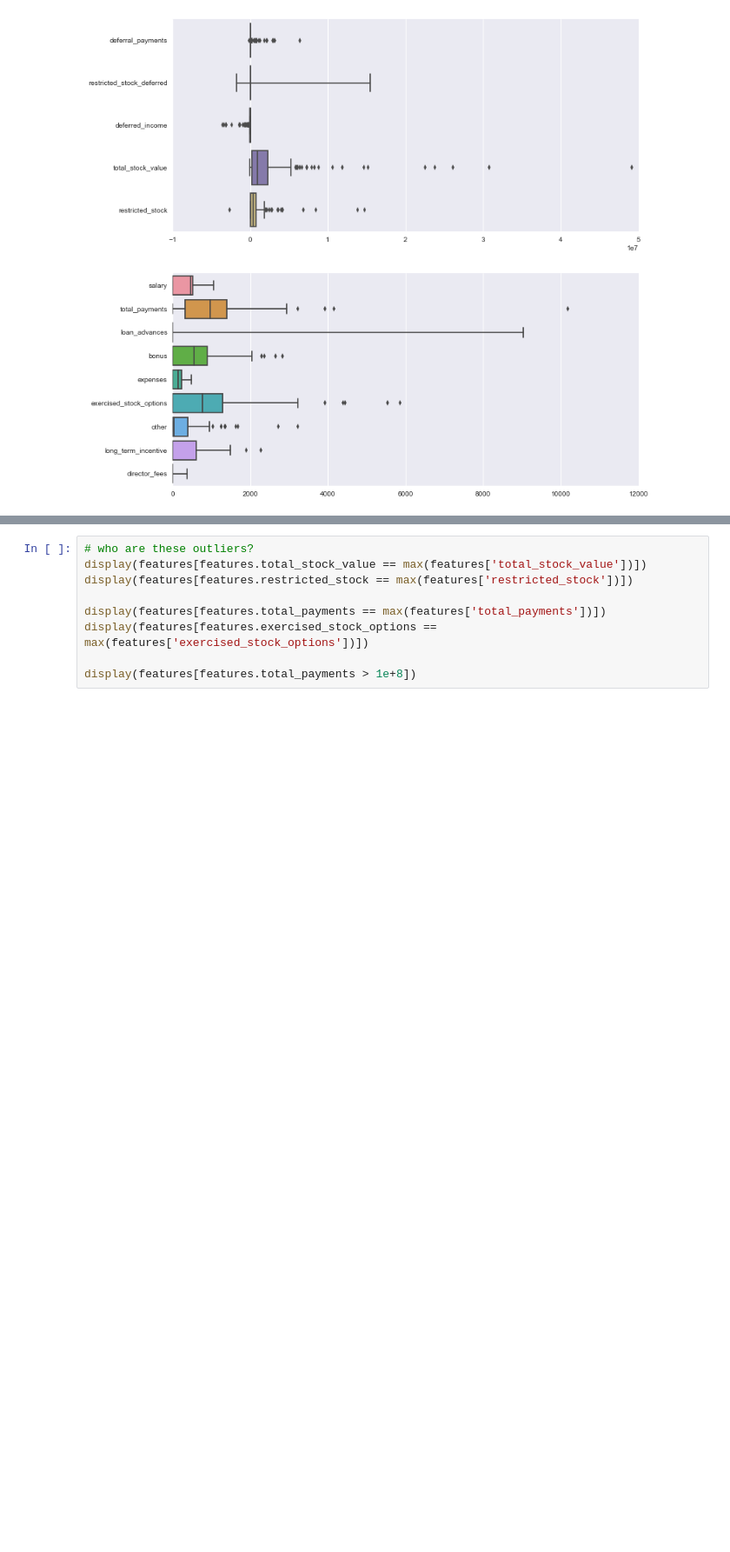
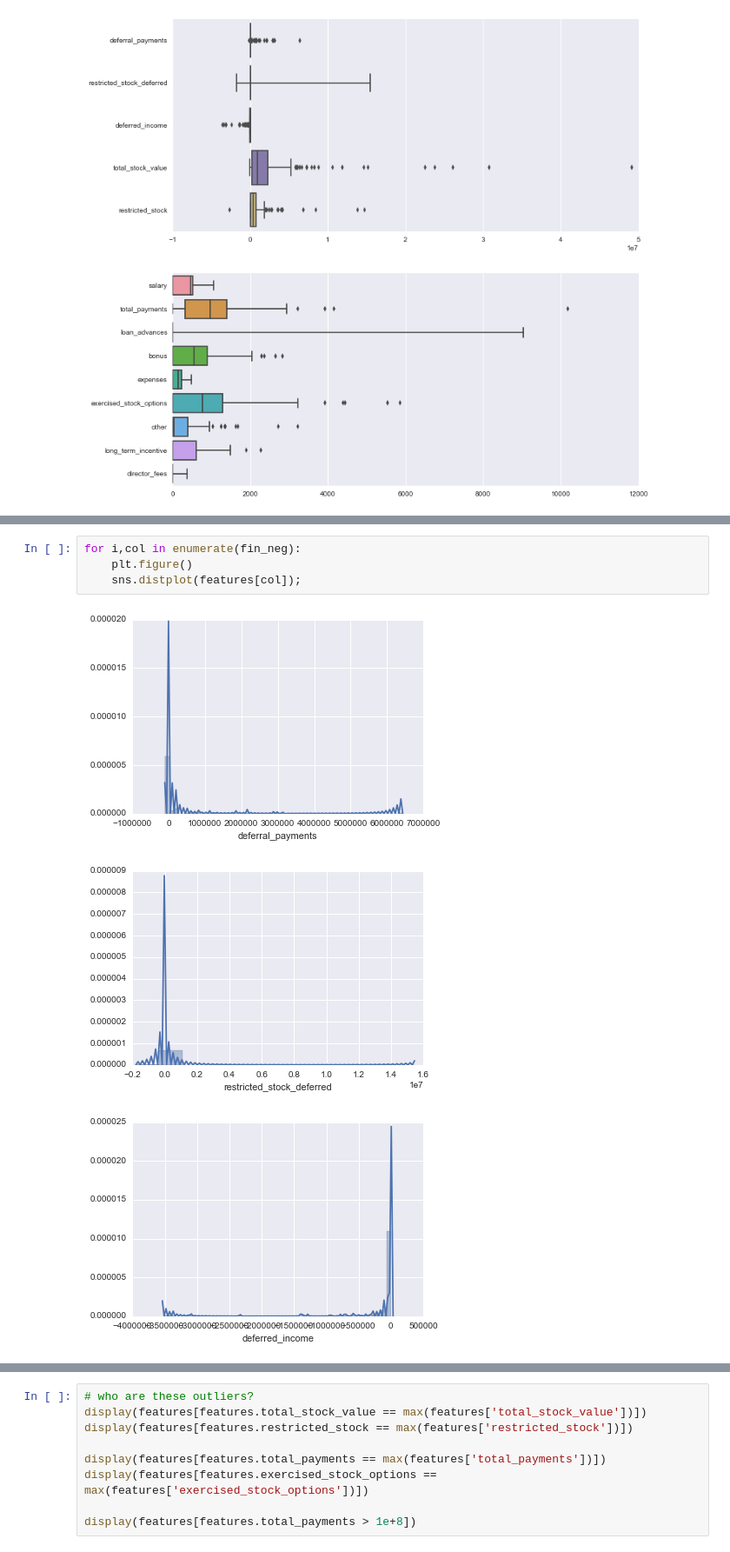
Before and after one commit to kcbighuge/enron-email-fraud, a Jupyter notebook: poi_id_notebook.ipynb, the cells around one changed output, grey strips where cells are left out. Shown at 87% size. Saved outputs shown, nothing was run; the diff lists cells and outputs as text; blank space fills up the shorter version.

```diff
--- a/poi_id_notebook.ipynb
+++ b/poi_id_notebook.ipynb
@@ -412,0 +386,8 @@ sns.boxplot(np.sqrt(features[fin_pos]), orient='h', ax=ax[1]);
+# %%
+for i,col in enumerate(fin_neg):
+    plt.figure()
+    sns.distplot(features[col]);
+# %% [output]
+[figure, added]
+[figure, added]
+[figure, added]
```
Also changed, not shown: parts of 30 cells of this notebook.
